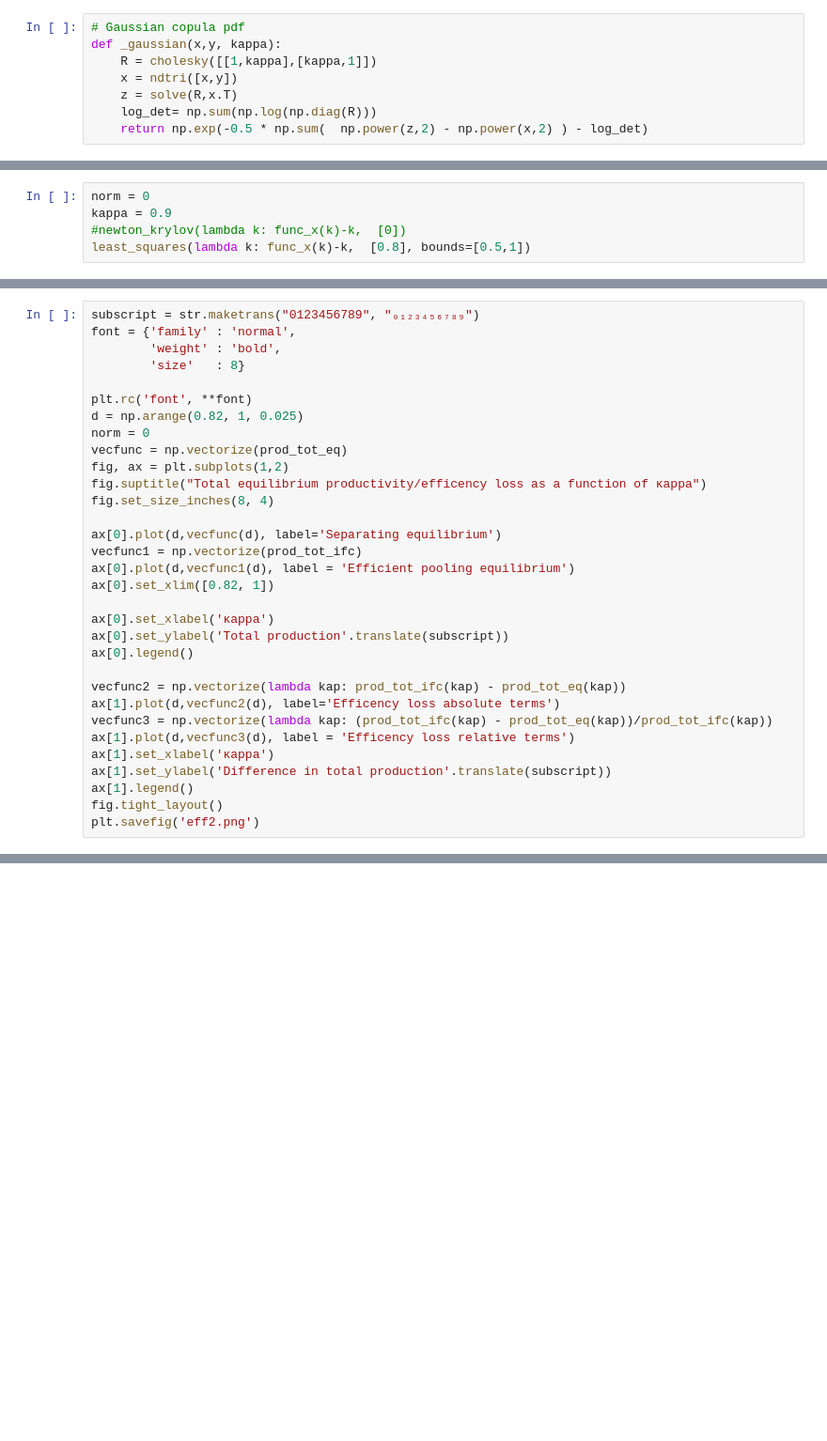
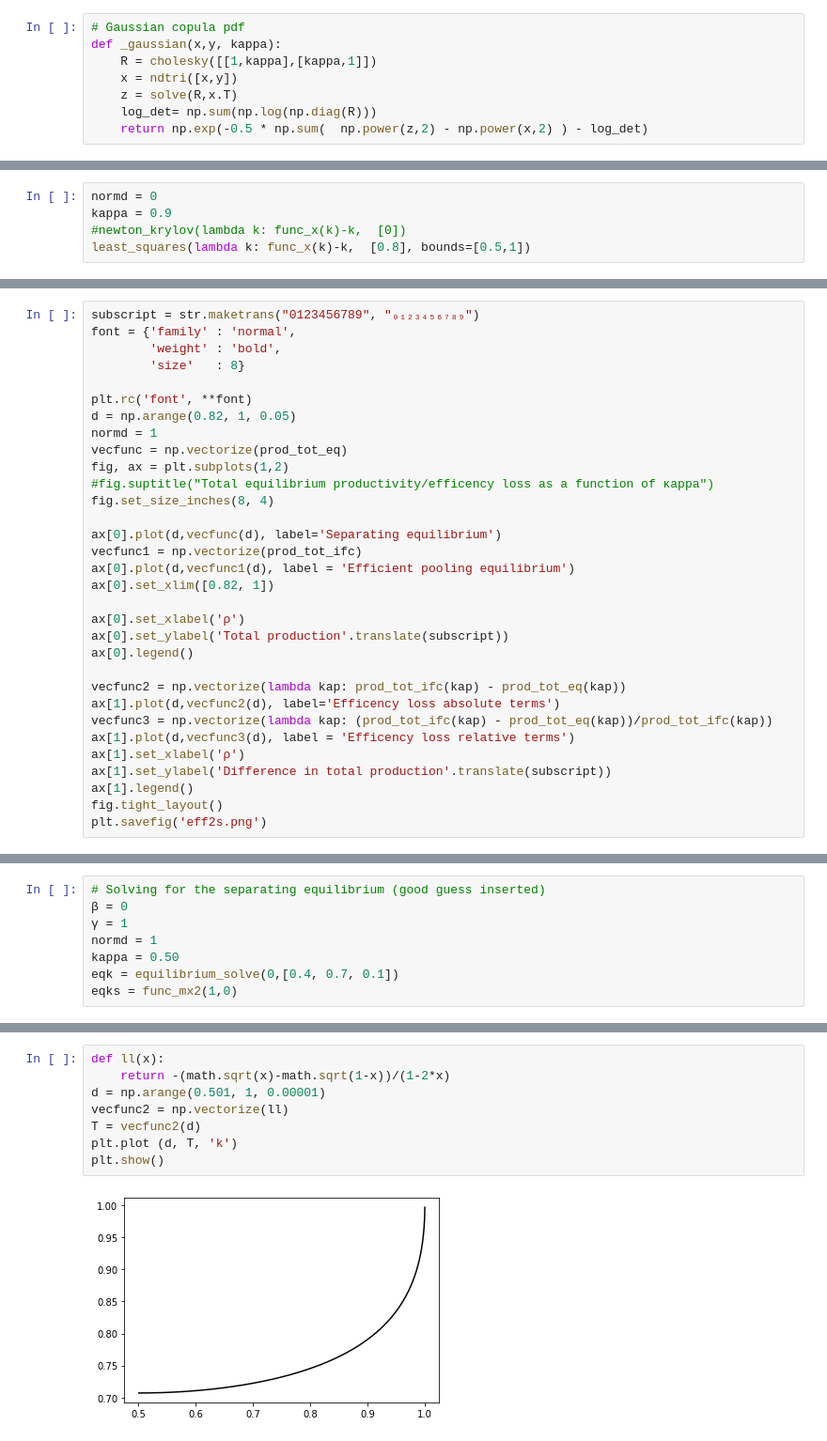
Before and after one commit to pwikman/general_equilibrium, a Jupyter notebook: calcs.ipynb, the cells around one changed output, grey strips where cells are left out. Shown: that part at 94% size. Drawn from its saved outputs; the diff is of its cells as text; blank space fills up the shorter version.

```diff
--- a/calcs.ipynb
+++ b/calcs.ipynb
@@ -58,7 +57,7 @@ def func_x(k):
     ans0, err0 = integrate.dblquad(lambda x,y: y*acop(x,y,kappa), 0,1 , 0, lambda x: m + x * k )
     return ans0/ans1
 # %%
-norm = 0
+normd = 0
 kappa = 0.9
 #newton_krylov(lambda k: func_x(k)-k,  [0])
 least_squares(lambda k: func_x(k)-k,  [0.8], bounds=[0.5,1])
@@ -364,11 +365,11 @@ font = {'family' : 'normal',
         'size'   : 8}
 
 plt.rc('font', **font)
-d = np.arange(0.82, 1, 0.025)
-norm = 0
+d = np.arange(0.82, 1, 0.05)
+normd = 1
 vecfunc = np.vectorize(prod_tot_eq)
 fig, ax = plt.subplots(1,2)
-fig.suptitle("Total equilibrium productivity/efficency loss as a function of κappa")
+#fig.suptitle("Total equilibrium productivity/efficency loss as a function of κappa")
 fig.set_size_inches(8, 4)
 
 ax[0].plot(d,vecfunc(d), label='Separating equilibrium')
@@ -376,7 +377,7 @@ vecfunc1 = np.vectorize(prod_tot_ifc)
 ax[0].plot(d,vecfunc1(d), label = 'Efficient pooling equilibrium')
 ax[0].set_xlim([0.82, 1])
 
-ax[0].set_xlabel('κappa')
+ax[0].set_xlabel('ρ')
 ax[0].set_ylabel('Total production'.translate(subscript))
 ax[0].legend()
 
@@ -384,8 +385,8 @@ vecfunc2 = np.vectorize(lambda kap: prod_tot_ifc(kap) - prod_tot_eq(kap))
 ax[1].plot(d,vecfunc2(d), label='Efficency loss absolute terms')
 vecfunc3 = np.vectorize(lambda kap: (prod_tot_ifc(kap) - prod_tot_eq(kap))/prod_tot_ifc(kap))
 ax[1].plot(d,vecfunc3(d), label = 'Efficency loss relative terms')
-ax[1].set_xlabel('κappa')
+ax[1].set_xlabel('ρ')
 ax[1].set_ylabel('Difference in total production'.translate(subscript))
 ax[1].legend()
 fig.tight_layout()
-plt.savefig('eff2.png')
+plt.savefig('eff2s.png')
@@ -496,0 +448,8 @@ k
+# %%
+# Solving for the separating equilibrium (good guess inserted)
+β = 0
+γ = 1
+normd = 1
+kappa = 0.50
+eqk = equilibrium_solve(0,[0.4, 0.7, 0.1])
+eqks = func_mx2(1,0)
@@ -541,2 +610,12 @@ def i(x0,x1,y0,y1):
+# %%
+def ll(x):
+    return -(math.sqrt(x)-math.sqrt(1-x))/(1-2*x)
+d = np.arange(0.501, 1, 0.00001)
+vecfunc2 = np.vectorize(ll)
+T = vecfunc2(d)
+plt.plot (d, T, 'k')
+plt.show()
+# %% [output]
+[figure, added]
 # %%
 # More equilibrium inexistance calculations
```
Also changed, not shown: parts of 41 cells of this notebook, 29 other files.
